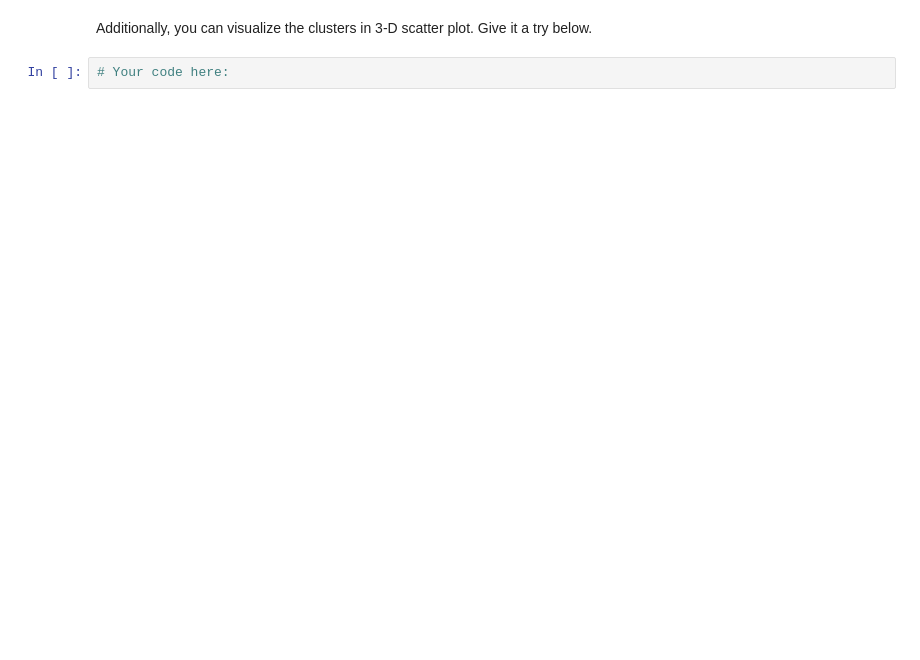
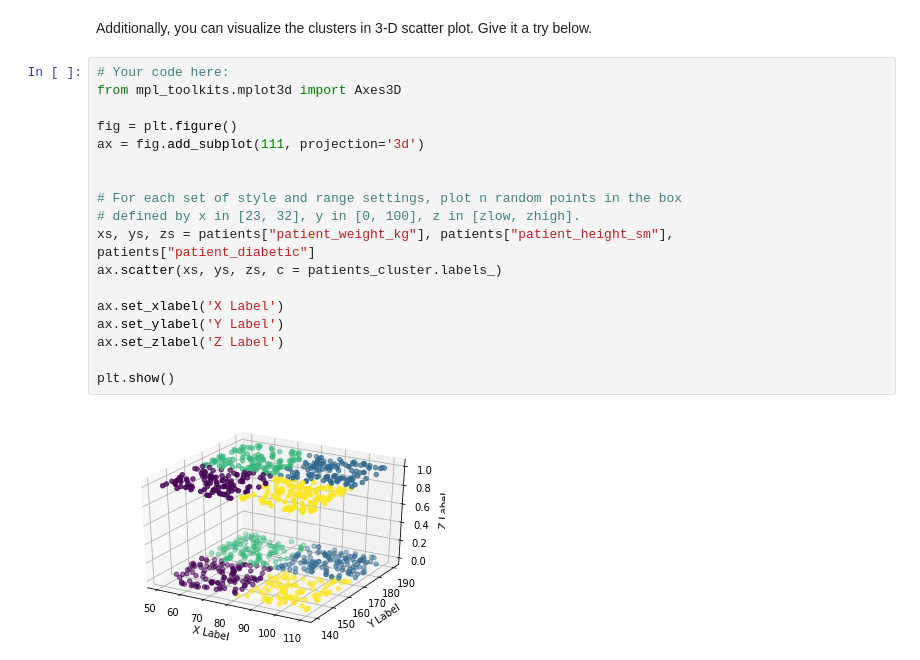
Before and after one commit to alejandrofrank/datamad0119, a Jupyter notebook: module-3/lab-sklearn-and-unsupervised-learning/your-code/main.ipynb, the cells around one changed output. Drawn from its saved outputs; the diff is of its cells as text; blank space fills up the shorter version.

```diff
--- a/module-3/lab-sklearn-and-unsupervised-learning/your-code/main.ipynb
+++ b/module-3/lab-sklearn-and-unsupervised-learning/your-code/main.ipynb
@@ -386,4 +589,22 @@ If the scatter plot does not make any sense to you, it means the features you ch
 # %% [markdown]
 Additionally, you can visualize the clusters in 3-D scatter plot. Give it a try below.
-# %%
-# Your code here:
+# %%
+# Your code here:
+from mpl_toolkits.mplot3d import Axes3D
+
+fig = plt.figure()
+ax = fig.add_subplot(111, projection='3d')
+
+
+# For each set of style and range settings, plot n random points in the box
+# defined by x in [23, 32], y in [0, 100], z in [zlow, zhigh].
+xs, ys, zs = patients["patient_weight_kg"], patients["patient_height_sm"], patients["patient_diabetic"]
+ax.scatter(xs, ys, zs, c = patients_cluster.labels_)
+
+ax.set_xlabel('X Label')
+ax.set_ylabel('Y Label')
+ax.set_zlabel('Z Label')
+
+plt.show()
+# %% [output]
+[figure, added]
```
Also changed, not shown: parts of 17 cells of this notebook.
